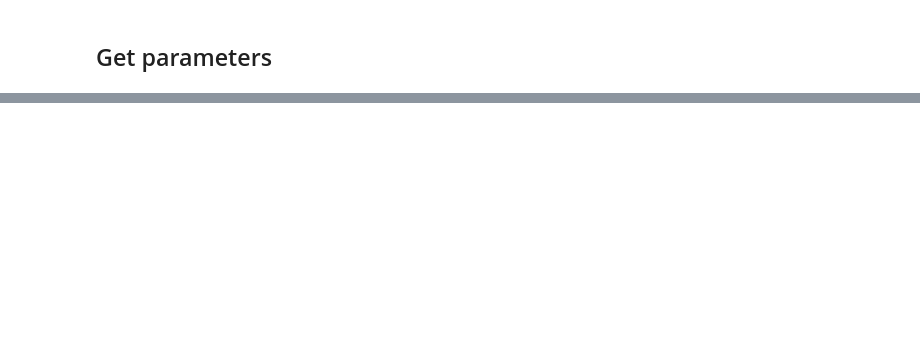
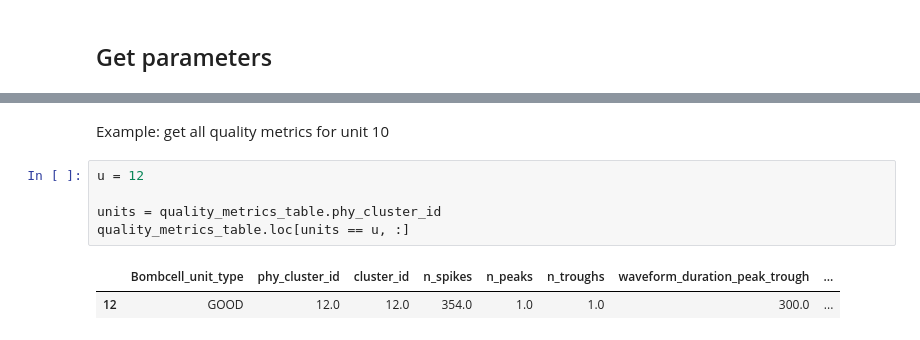
Before and after one commit to Julie-Fabre/bombcell, a Jupyter notebook: pyBombCell/Demos/BC_demo.ipynb, the cells around one changed output, grey strips where cells are left out. Cells and saved outputs as stored; diff of their text form; blank space fills up the shorter version.

```diff
--- a/pyBombCell/Demos/BC_demo.ipynb
+++ b/pyBombCell/Demos/BC_demo.ipynb
@@ -122,0 +168,10 @@ NameError: name 'quality_metrics' is not defined
+# %% [markdown]
+Example: get all quality metrics for unit 10
+# %%
+u = 12
+
+units = quality_metrics_table.phy_cluster_id
+quality_metrics_table.loc[units == u, :]
+# %% [output]
+|  | Bombcell_unit_type | phy_cluster_id | cluster_id | n_spikes | n_peaks | n_troughs | waveform_duration_peak_trough | ... |
+| 12 | GOOD | 12.0 | 12.0 | 354.0 | 1.0 | 1.0 | 300.0 | ... |
```
Also changed, not shown: parts of 19 cells of this notebook, 34 other files.
